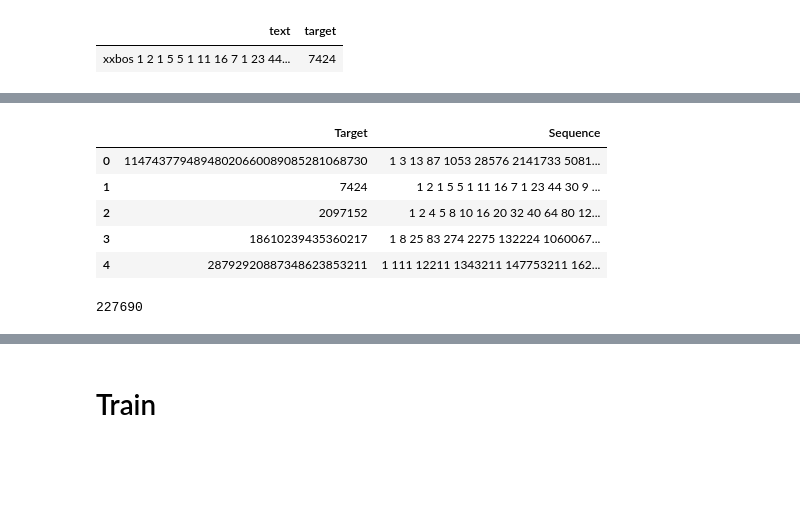
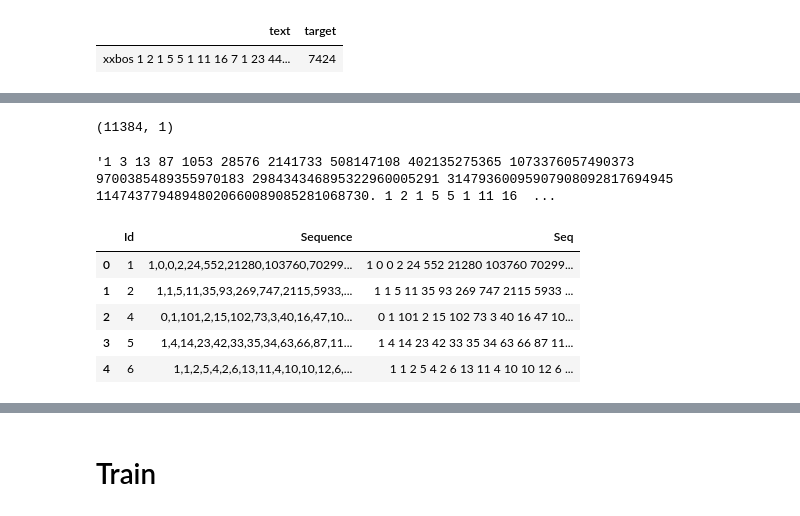
Before and after one commit to kuptservol/kaggle, a Jupyter notebook: integer-sequence.ipynb, the cells around one changed output, grey strips where cells are left out. Cells and saved outputs as stored; diff of their text form; code cells hidden in the pictures; blank space fills up the shorter version.

```diff
--- a/integer-sequence.ipynb
+++ b/integer-sequence.ipynb
@@ -89,0 +109,8 @@ train_pd['Target'] = train_csv_pd['Sequence'].apply(lambda x: ' '.join(x.split('
+# %%
+valid_data = train_pd[val_b+1:]; valid_data.shape
+# %% [output]
+(11384, 1)
+# %%
+train_text =  train_data['Seq'].str.cat(sep='. ');train_text[:1000]
+# %% [output]
+'1 3 13 87 1053 28576 2141733 508147108 402135275365 1073376057490373 9700385489355970183 298434346895322960005291 31479360095907908092817694945 11474377948948020660089085281068730. 1 2 1 5 5 1 11 16  ...
@@ -90,16 +119,10 @@ train_pd['Target'] = train_csv_pd['Sequence'].apply(lambda x: ' '.join(x.split('
 # %%
-train_pd['Sequence'] = train_csv_pd['Sequence'].apply(lambda x: ' '.join(x.split(',')[:-1]));
+test_csv_pd['Seq'] = test_csv_pd['Sequence'].apply(lambda x: ' '.join(x.split(',')));test_csv_pd.head()
+# %% [output]
+|  | Id | Sequence | Seq |
+| 0 | 1 | 1,0,0,2,24,552,21280,103760,70299... | 1 0 0 2 24 552 21280 103760 70299... |
+| 1 | 2 | 1,1,5,11,35,93,269,747,2115,5933,... | 1 1 5 11 35 93 269 747 2115 5933 ... |
+| 2 | 4 | 0,1,101,2,15,102,73,3,40,16,47,10... | 0 1 101 2 15 102 73 3 40 16 47 10... |
+| 3 | 5 | 1,4,14,23,42,33,35,34,63,66,87,11... | 1 4 14 23 42 33 35 34 63 66 87 11... |
+| 4 | 6 | 1,1,2,5,4,2,6,13,11,4,10,10,12,6,... | 1 1 2 5 4 2 6 13 11 4 10 10 12 6 ... |
-# %%
-train_pd.head()
-# %% [output]
-|  | Target | Sequence |
-| 0 | 11474377948948020660089085281068730 | 1 3 13 87 1053 28576 2141733 5081... |
-| 1 | 7424 | 1 2 1 5 5 1 11 16 7 1 23 44 30 9 ... |
-| 2 | 2097152 | 1 2 4 5 8 10 16 20 32 40 64 80 12... |
-| 3 | 18610239435360217 | 1 8 25 83 274 2275 132224 1060067... |
-| 4 | 28792920887348623853211 | 1 111 12211 1343211 147753211 162... |
-# %%
-train_pd.size
-# %% [output]
-227690
 # %%
```
Also changed, not shown: parts of 50 cells of this notebook.
